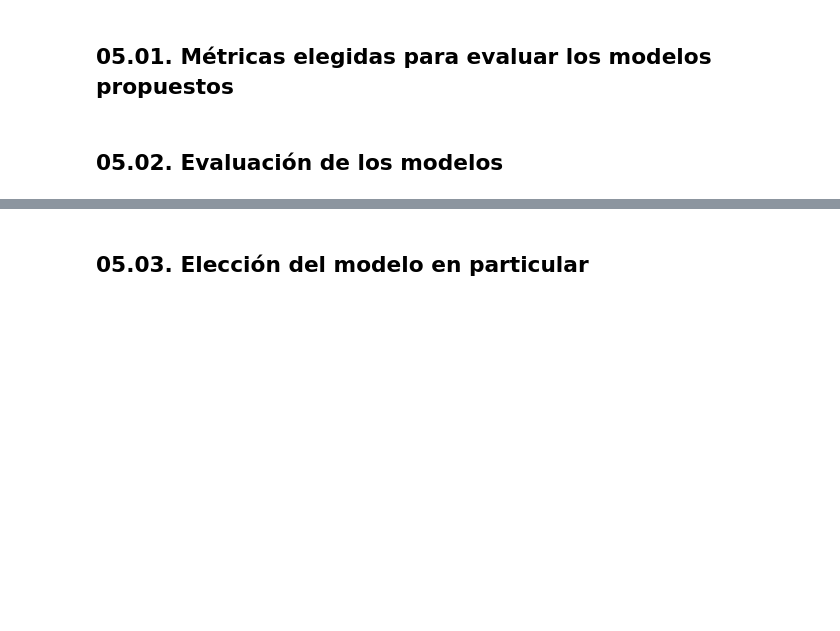
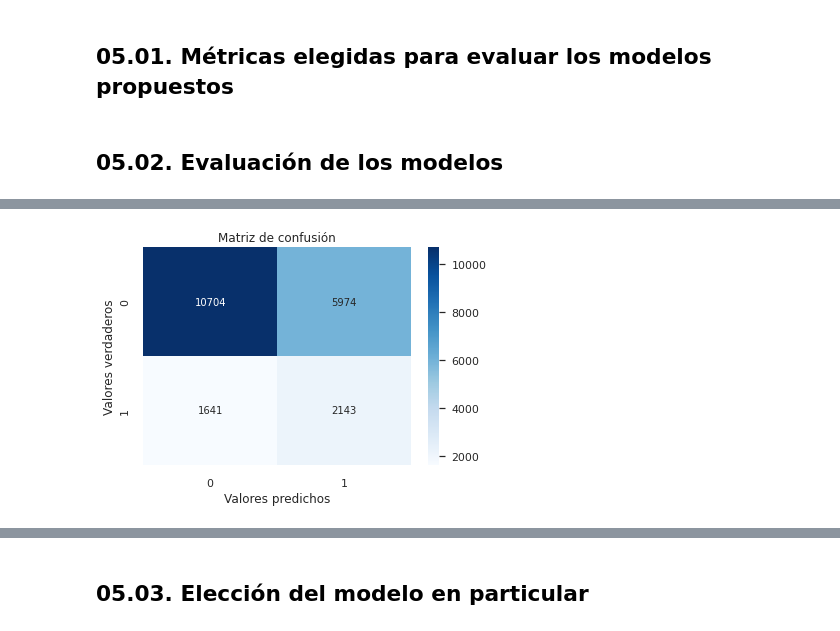
Before and after one commit to alexandergribenchenko/DS_LATAM_Test, a Jupyter notebook: solution.ipynb, the cells around one changed output, grey strips where cells are left out. Cells and saved outputs as stored; diff of their text form; code cells hidden in the pictures; blank space fills up the shorter version.

```diff
--- a/solution.ipynb
+++ b/solution.ipynb
@@ -744,0 +784,3 @@ models()
+# %%
+%%timeit
+y_pred_dt = dt_model.predict(X_test)
@@ -744,0 +789,4 @@ models()
+# %%
+plot_confusion_matrix(y_test, y_pred_dt)
+# %% [output]
+[figure, added]
```
Also changed, not shown: parts of 18 cells of this notebook.
